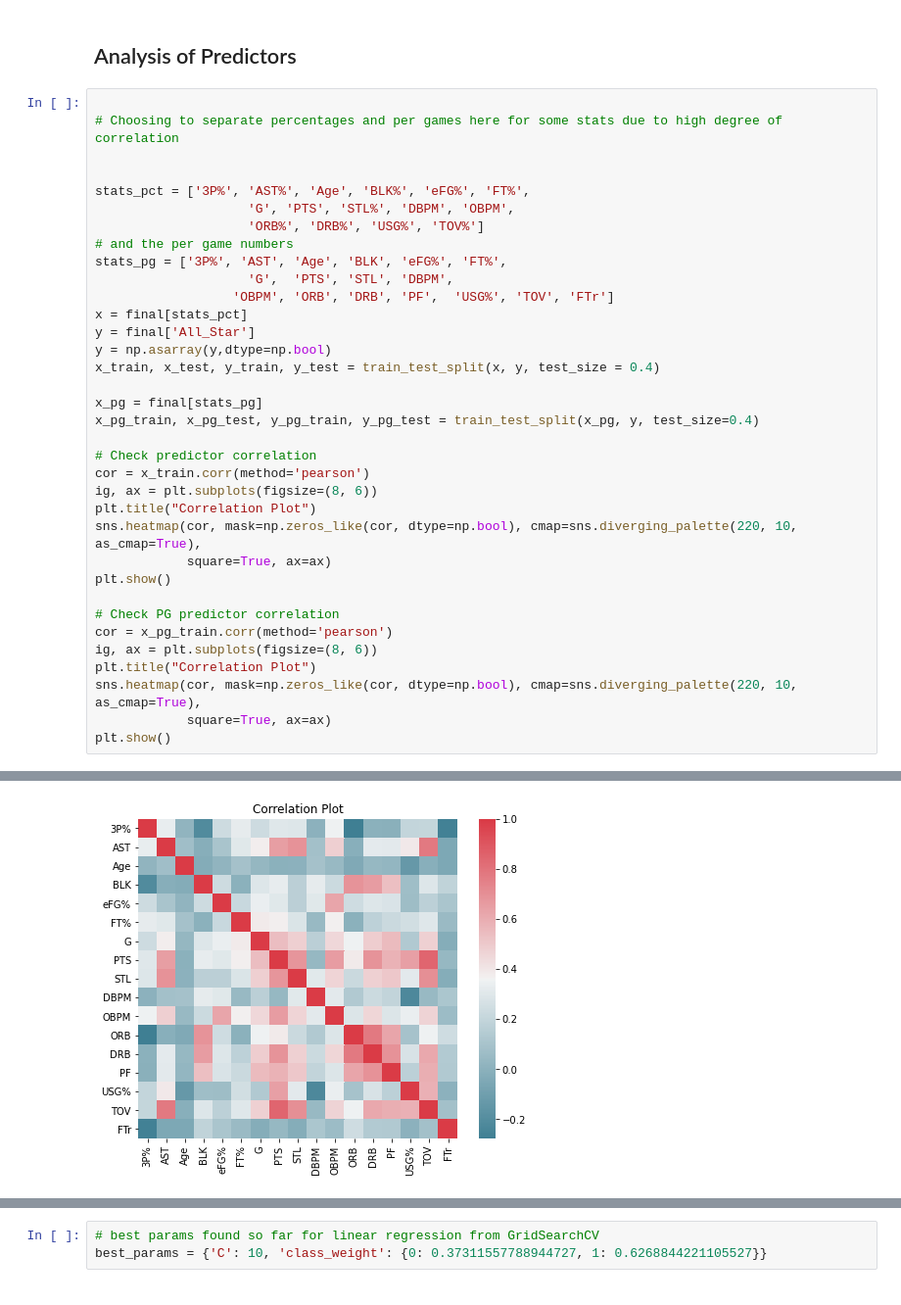
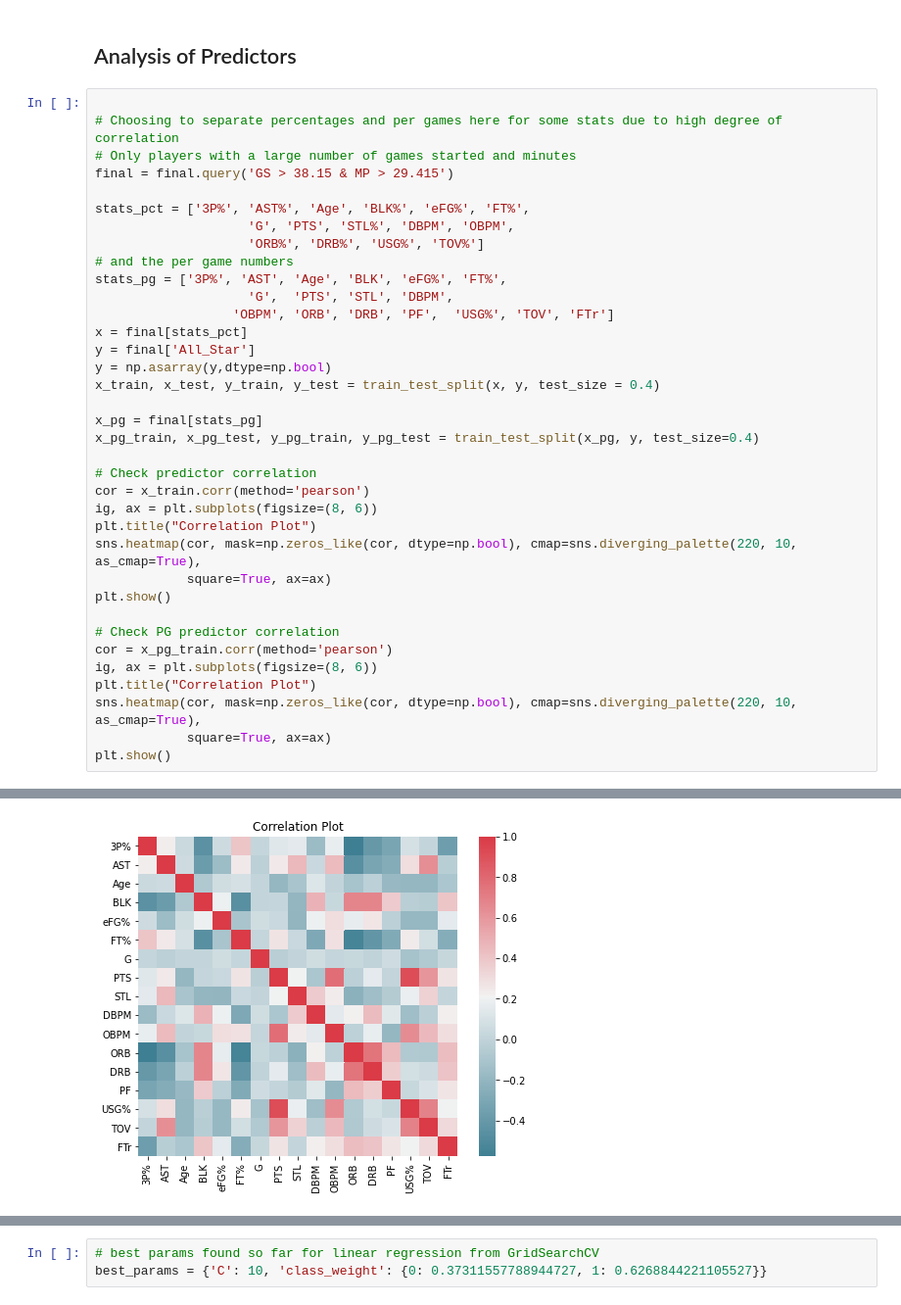
Before and after one commit to rudiejd/NBA_AllStar_Predictions, a Jupyter notebook: NBA_AllStar_Predictions.ipynb, the cells around one changed output, grey strips where cells are left out. Shown at 98% size. Saved outputs shown, nothing was run; the diff lists cells and outputs as text.

```diff
--- a/NBA_AllStar_Predictions.ipynb
+++ b/NBA_AllStar_Predictions.ipynb
@@ -224,7 +246,8 @@ final = pd.read_csv('data/All_Star_Data.csv')
 # %%
 
 # Choosing to separate percentages and per games here for some stats due to high degree of correlation
-
+# Only players with a large number of games started and minutes
+final = final.query('GS > 38.15 & MP > 29.415')
 
 stats_pct = ['3P%', 'AST%', 'Age', 'BLK%', 'eFG%', 'FT%',
                     'G', 'PTS', 'STL%', 'DBPM', 'OBPM',
@@ -261,4 +284,4 @@ plt.show()
-[figure, old version]
+[figure, new version]
 # %%
 # Different sampling techniques to attempt to correct for the imbalance in all stars vs non all stars
 fs = 0
```
Also changed, not shown: parts of 12 cells of this notebook, 9 other files.
